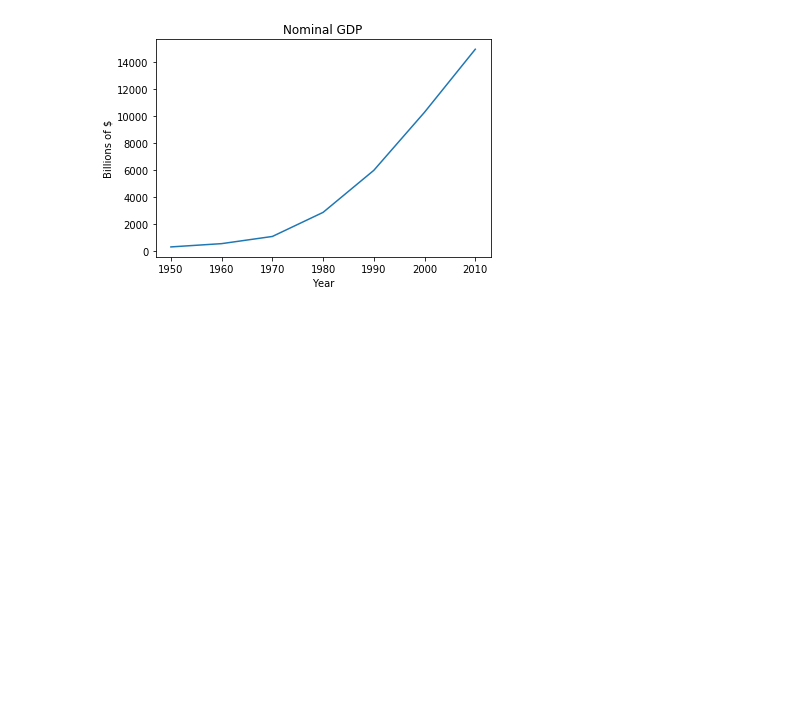
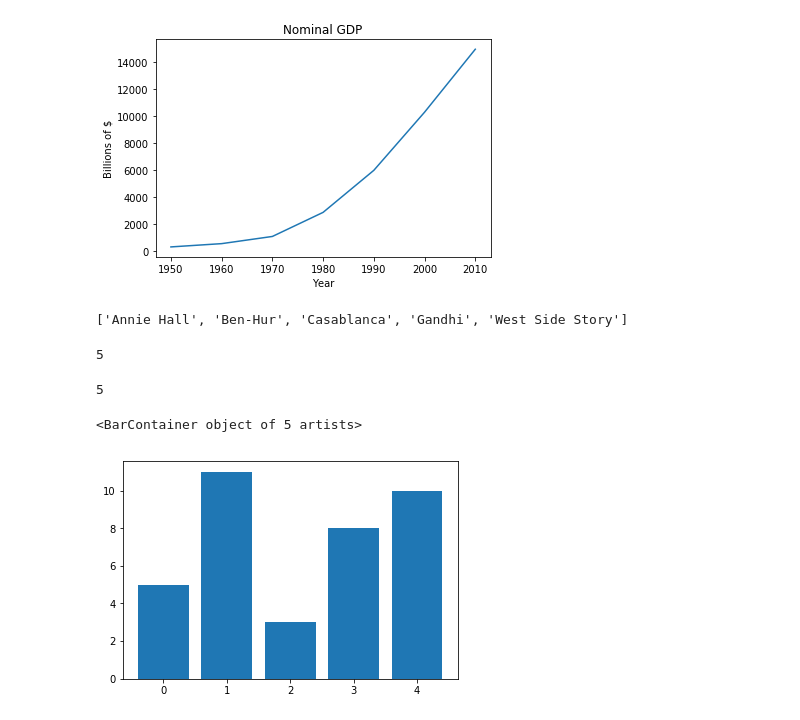
Before and after one commit to kencbaron/hello-world, a Jupyter notebook: DatraSciencefromScratch2.ipynb, the cells around one changed output. Saved outputs shown, nothing was run; the diff lists cells and outputs as text; code cells hidden in the pictures; blank space fills up the shorter version.

```diff
--- a/DatraSciencefromScratch2.ipynb
+++ b/DatraSciencefromScratch2.ipynb
@@ -226,3 +226,25 @@ plt.xlabel("Year")
 # %% [output]
 Text(0.5, 0, 'Year')
 [figure]
+# %%
+# Bar Charts
+movies=["Annie Hall", "Ben-Hur", "Casablanca", "Gandhi", "West Side Story"]
+# %%
+print(movies)
+# %% [output]
+['Annie Hall', 'Ben-Hur', 'Casablanca', 'Gandhi', 'West Side Story']
+# %%
+num_oscars=[5, 11, 3, 8, 10]
+# %%
+len(movies)
+# %% [output]
+5
+# %%
+len(num_oscars)
+# %% [output]
+5
+# %%
+plt.bar(range(len(movies)),num_oscars)
+# %% [output]
+<BarContainer object of 5 artists>
+[figure, added]
```
Also changed, not shown: parts of 17 cells of this notebook.
